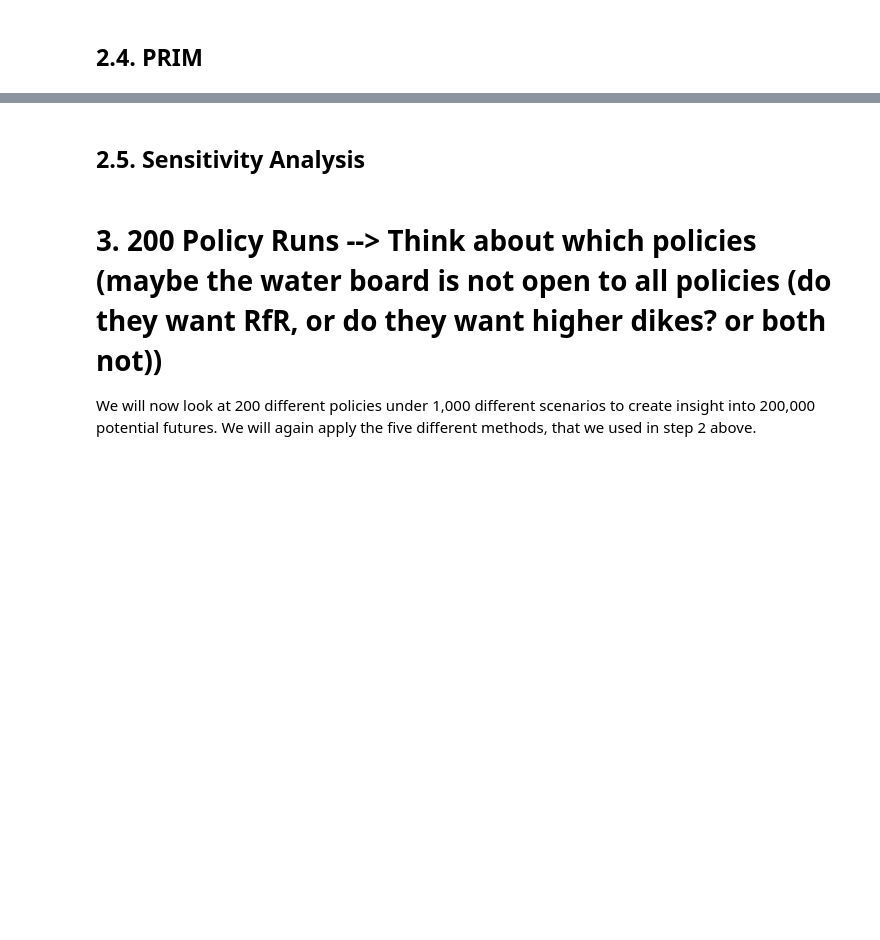
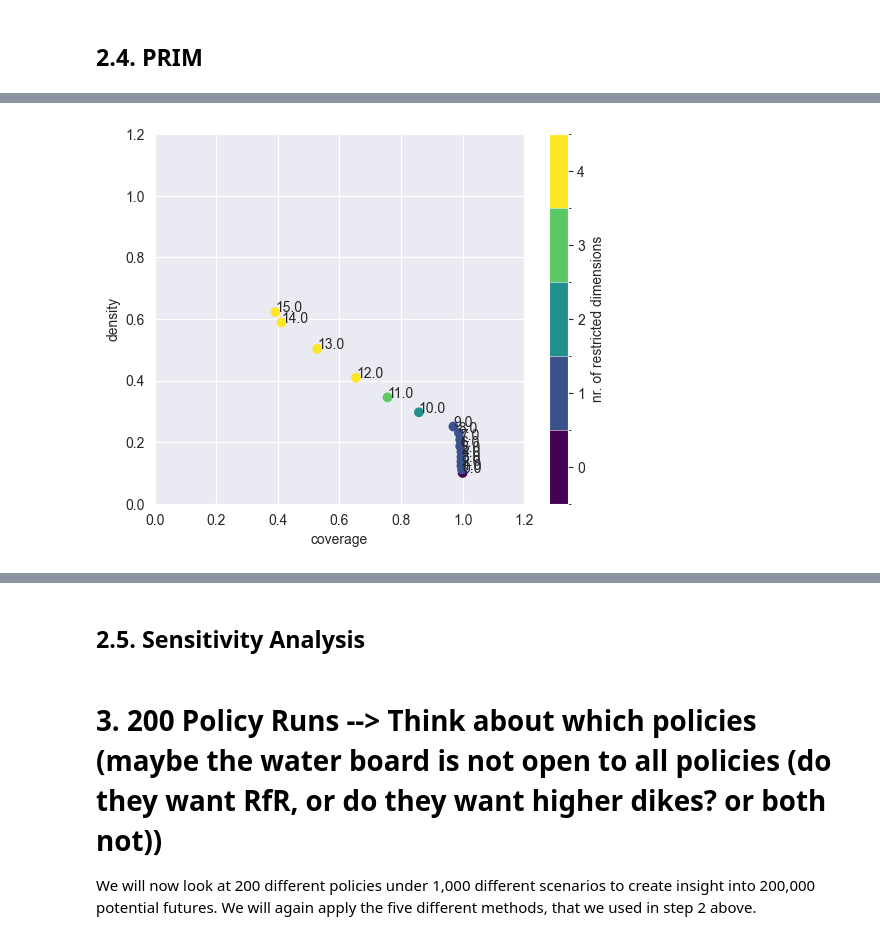
Before and after one commit to IsaacRHall/MBDM-project, a Jupyter notebook: final assignment/Step1_Notebook_Open_Exploration.ipynb, the cells around one changed output, grey strips where cells are left out. Drawn from its saved outputs; the diff is of its cells as text; code cells hidden in the pictures; blank space fills up the shorter version.

```diff
--- a/final assignment/Step1_Notebook_Open_Exploration.ipynb
+++ b/final assignment/Step1_Notebook_Open_Exploration.ipynb
@@ -77,0 +139,10 @@ plt.show()
+# %%
+# applying PRIM to the 10% worst outcomes for the expected number of deaths (highest number of deaths)
+prim_alg = prim.Prim(x_no_policy, y_no_policy, threshold=0.4, peel_alpha= 0.1)
+box1 = prim_alg.find_box()
+# %%
+# Let's show the created boxes
+box1.show_tradeoff(annotated=True)
+plt.show()
+# %% [output]
+[figure, added]
```
Also changed, not shown: parts of 38 cells of this notebook, 3 other files.
